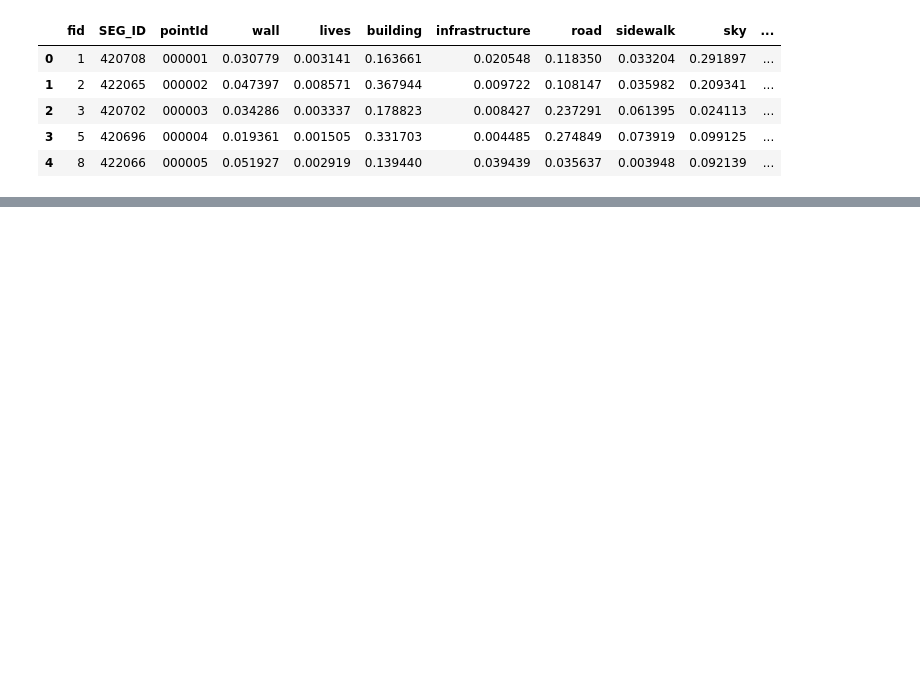
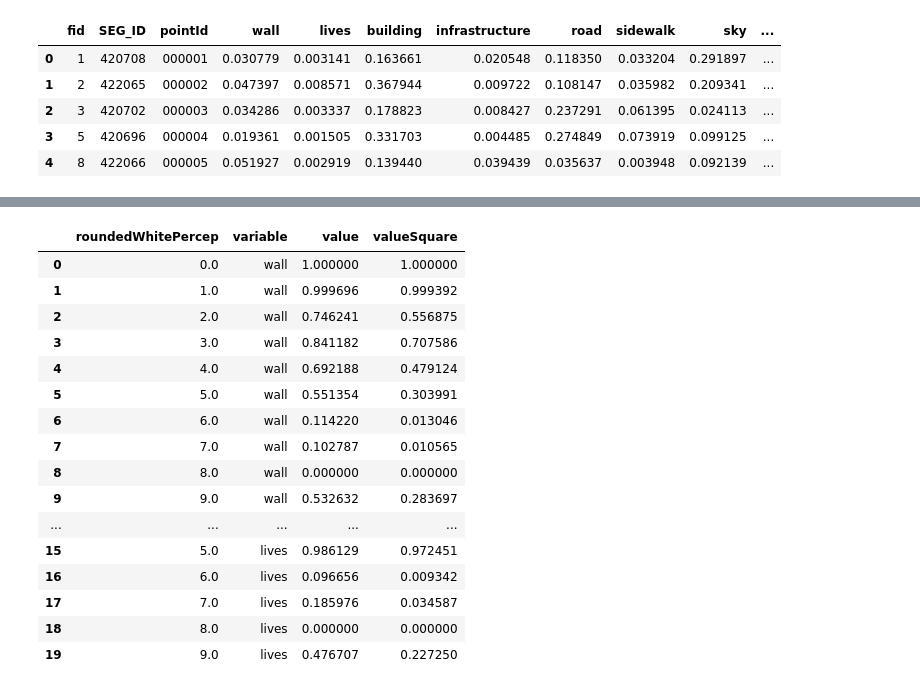
Before and after one commit to Zheng-Zhen/street-view-our-safety, a Jupyter notebook: data/Diagram_RaceAndComponent.ipynb, the cells around one changed output, grey strips where cells are left out. Cells and saved outputs as stored; diff of their text form; code cells hidden in the pictures; blank space fills up the shorter version.

```diff
--- a/data/Diagram_RaceAndComponent.ipynb
+++ b/data/Diagram_RaceAndComponent.ipynb
@@ -37,0 +56,31 @@ censusRace_join.head()
+# %%
+Vars=["wall","lives","building","infrastructure","road","sidewalk","sky","green","transportation","publicservice"]
+readyToPlot = censusRace_join.groupby('roundedWhitePercep').mean(Vars)
+readyToPlot = readyToPlot.drop(columns=['index_right','fid','SEG_ID'])
+readyToPlot = readyToPlot.reset_index()
+
+readyToPlot[Vars] = readyToPlot[Vars].apply(lambda x: (x-x.min())/(x.max()-x.min()))
+
+readyToPlot = pd.melt(readyToPlot, id_vars=['roundedWhitePercep'])
+readyToPlot['roundedWhitePercep'] = readyToPlot.roundedWhitePercep.astype(str)
+# %%
+readyToPlot["valueSquare"]= readyToPlot.value**2
+readyToPlot.head(20)
+# %% [output]
+|  | roundedWhitePercep | variable | value | valueSquare |
+| 0 | 0.0 | wall | 1.000000 | 1.000000 |
+| 1 | 1.0 | wall | 0.999696 | 0.999392 |
+| 2 | 2.0 | wall | 0.746241 | 0.556875 |
+| 3 | 3.0 | wall | 0.841182 | 0.707586 |
+| 4 | 4.0 | wall | 0.692188 | 0.479124 |
+| 5 | 5.0 | wall | 0.551354 | 0.303991 |
+| 6 | 6.0 | wall | 0.114220 | 0.013046 |
+| 7 | 7.0 | wall | 0.102787 | 0.010565 |
+| 8 | 8.0 | wall | 0.000000 | 0.000000 |
+| 9 | 9.0 | wall | 0.532632 | 0.283697 |
+| ... | ... | ... | ... | ... |
+| 15 | 5.0 | lives | 0.986129 | 0.972451 |
+| 16 | 6.0 | lives | 0.096656 | 0.009342 |
+| 17 | 7.0 | lives | 0.185976 | 0.034587 |
+| 18 | 8.0 | lives | 0.000000 | 0.000000 |
+| 19 | 9.0 | lives | 0.476707 | 0.227250 |
```
Also changed, not shown: parts of 7 cells of this notebook, 1 other file.
